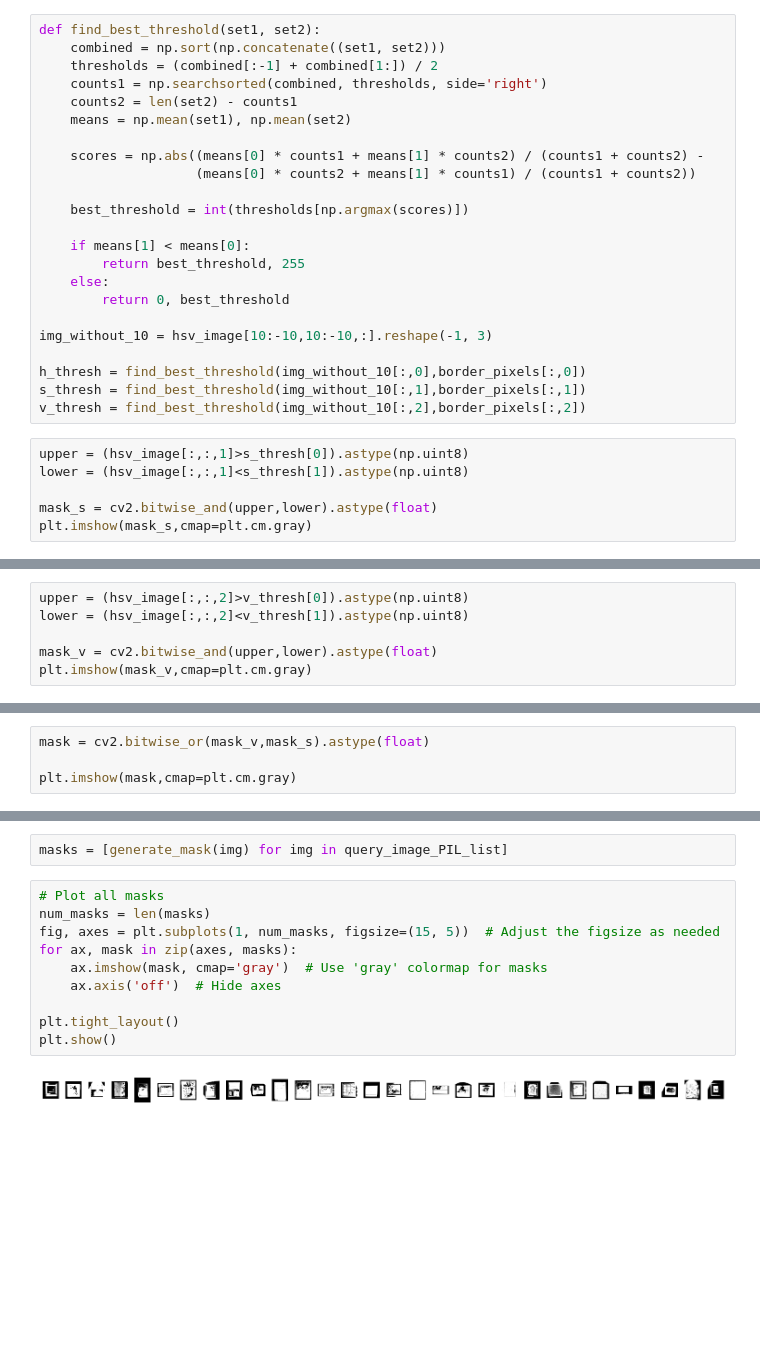
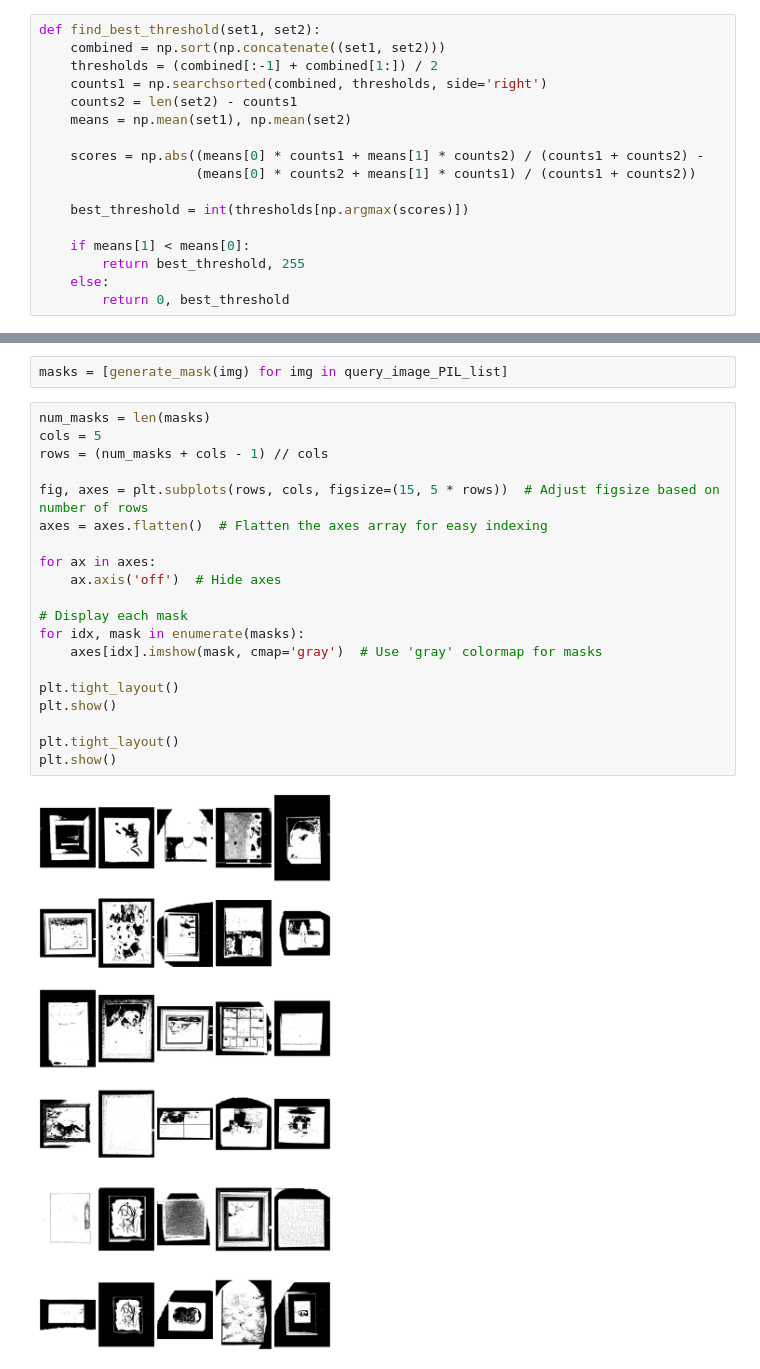
Before and after one commit to MCV-2024-C1-Project/Team8, a Jupyter notebook: WEEK_2/Task 3-5 (provisional).ipynb, the cells around one changed output, grey strips where cells are left out. Drawn from its saved outputs; the diff is of its cells as text; blank space fills up the shorter version.

```diff
--- a/WEEK_2/Task 3-5 (provisional).ipynb
+++ b/WEEK_2/Task 3-5 (provisional).ipynb
@@ -64,15 +44,3 @@ def find_best_threshold(set1, set2):
         return best_threshold, 255
     else:
         return 0, best_threshold
-
-img_without_10 = hsv_image[10:-10,10:-10,:].reshape(-1, 3)
-
-h_thresh = find_best_threshold(img_without_10[:,0],border_pixels[:,0])
-s_thresh = find_best_threshold(img_without_10[:,1],border_pixels[:,1])
-v_thresh = find_best_threshold(img_without_10[:,2],border_pixels[:,2])
-# %%
-upper = (hsv_image[:,:,1]>s_thresh[0]).astype(np.uint8)
-lower = (hsv_image[:,:,1]<s_thresh[1]).astype(np.uint8)
-
-mask_s = cv2.bitwise_and(upper,lower).astype(float)
-plt.imshow(mask_s,cmap=plt.cm.gray)
@@ -82,6 +46,0 @@ plt.imshow(mask_s,cmap=plt.cm.gray)
-# %%
-upper = (hsv_image[:,:,2]>v_thresh[0]).astype(np.uint8)
-lower = (hsv_image[:,:,2]<v_thresh[1]).astype(np.uint8)
-
-mask_v = cv2.bitwise_and(upper,lower).astype(float)
-plt.imshow(mask_v,cmap=plt.cm.gray)
@@ -91,4 +46,0 @@ plt.imshow(mask_v,cmap=plt.cm.gray)
-# %%
-mask = cv2.bitwise_or(mask_v,mask_s).astype(float)
-
-plt.imshow(mask,cmap=plt.cm.gray)
@@ -133,14 +81,24 @@ def generate_mask(PIL_img):
 # %%
 masks = [generate_mask(img) for img in query_image_PIL_list]
 # %%
-# Plot all masks
 num_masks = len(masks)
-fig, axes = plt.subplots(1, num_masks, figsize=(15, 5))  # Adjust the figsize as needed
-for ax, mask in zip(axes, masks):
-    ax.imshow(mask, cmap='gray')  # Use 'gray' colormap for masks
+cols = 5
+rows = (num_masks + cols - 1) // cols
+
+fig, axes = plt.subplots(rows, cols, figsize=(15, 5 * rows))  # Adjust figsize based on number of rows
+axes = axes.flatten()  # Flatten the axes array for easy indexing
+
+for ax in axes:
     ax.axis('off')  # Hide axes
+
+# Display each mask
+for idx, mask in enumerate(masks):
+    axes[idx].imshow(mask, cmap='gray')  # Use 'gray' colormap for masks
 
 plt.tight_layout()
 plt.show()
+
+plt.tight_layout()
+plt.show()
 # %% [output]
-[figure, old version]
+[figure, new version]
```
Also changed, not shown: parts of 7 cells of this notebook.
